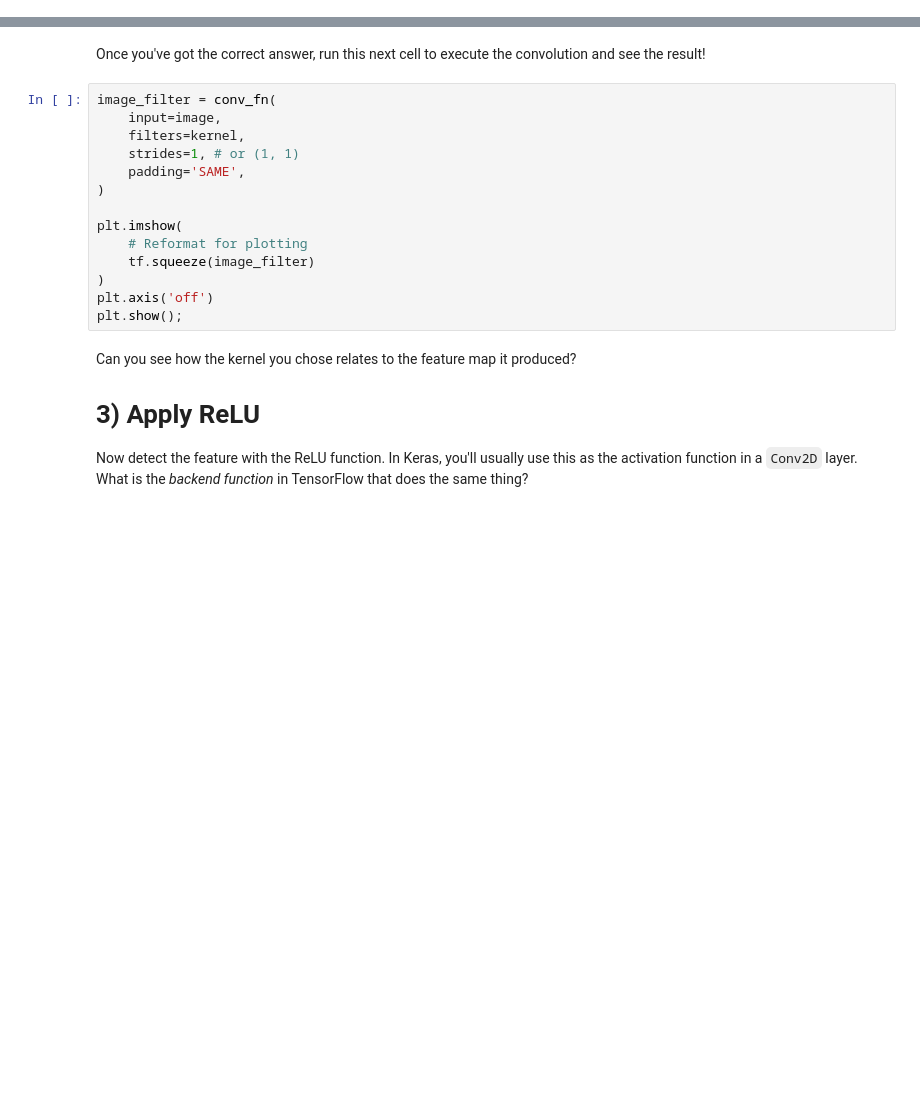
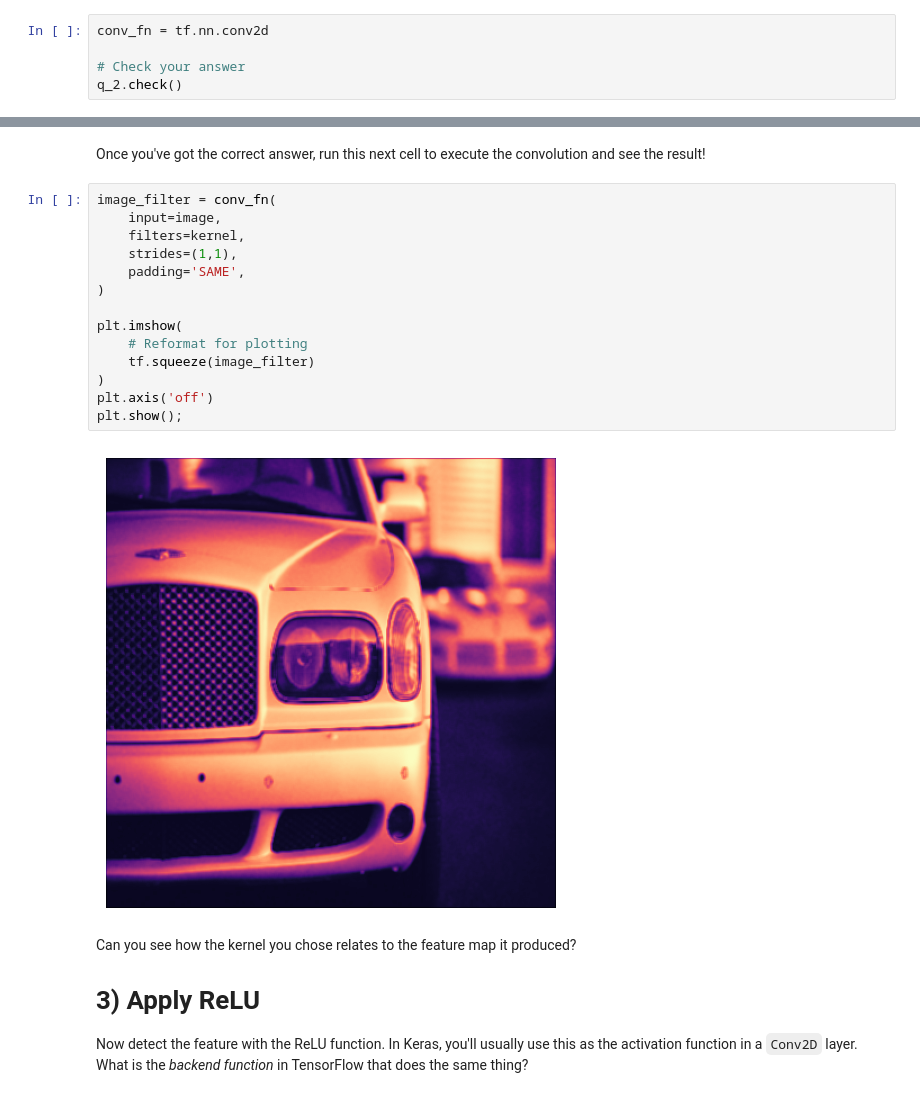
Before and after one commit to Kahkashan2708/Computer-Vision-Kaggle, a Jupyter notebook: Convolution and ReLU.ipynb, the cells around one changed output, grey strips where cells are left out. Cells and saved outputs as stored; diff of their text form; blank space fills up the shorter version.

```diff
--- a/Convolution and ReLU.ipynb
+++ b/Convolution and ReLU.ipynb
@@ -101,0 +96,5 @@ q_2.check()
+# %%
+conv_fn = tf.nn.conv2d
+
+# Check your answer
+q_2.check()
@@ -108,17 +110,19 @@ Once you've got the correct answer, run this next cell to execute the convolutio
 # %%
 image_filter = conv_fn(
     input=image,
     filters=kernel,
-    strides=1, # or (1, 1)
+    strides=(1,1),
     padding='SAME',
 )
 
 plt.imshow(
     # Reformat for plotting
     tf.squeeze(image_filter)
 )
 plt.axis('off')
 plt.show();
+# %% [output]
+[figure, added]
 # %% [markdown]
 Can you see how the kernel you chose relates to the feature map it produced?
 
```
Also changed, not shown: parts of 9 cells of this notebook.
